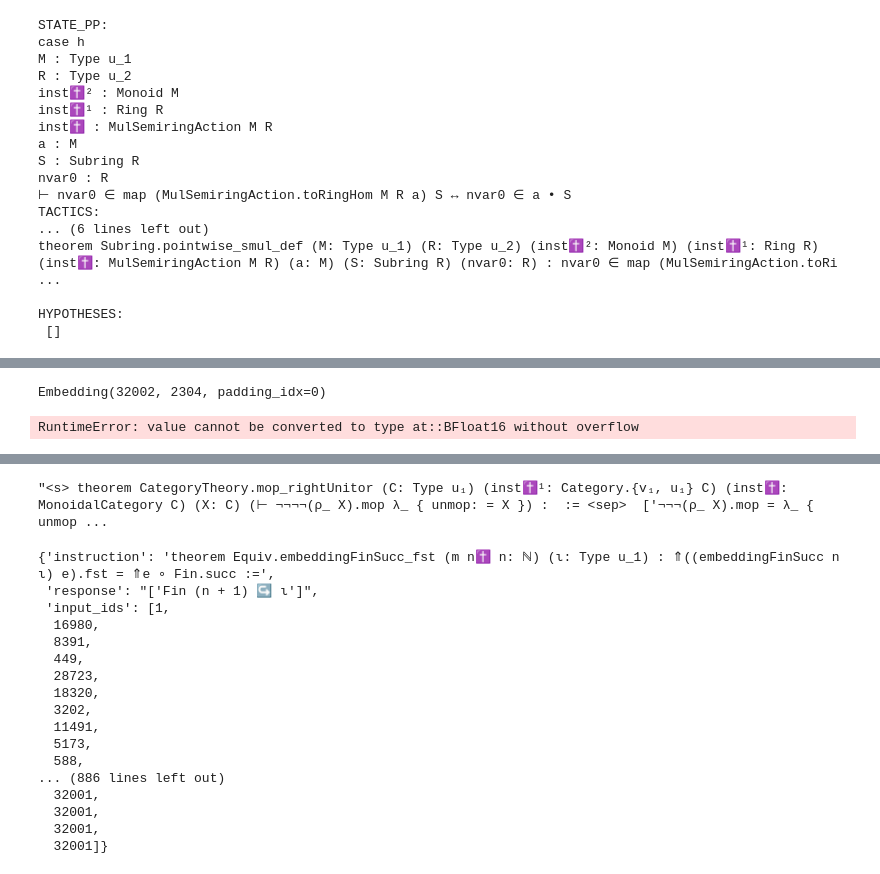
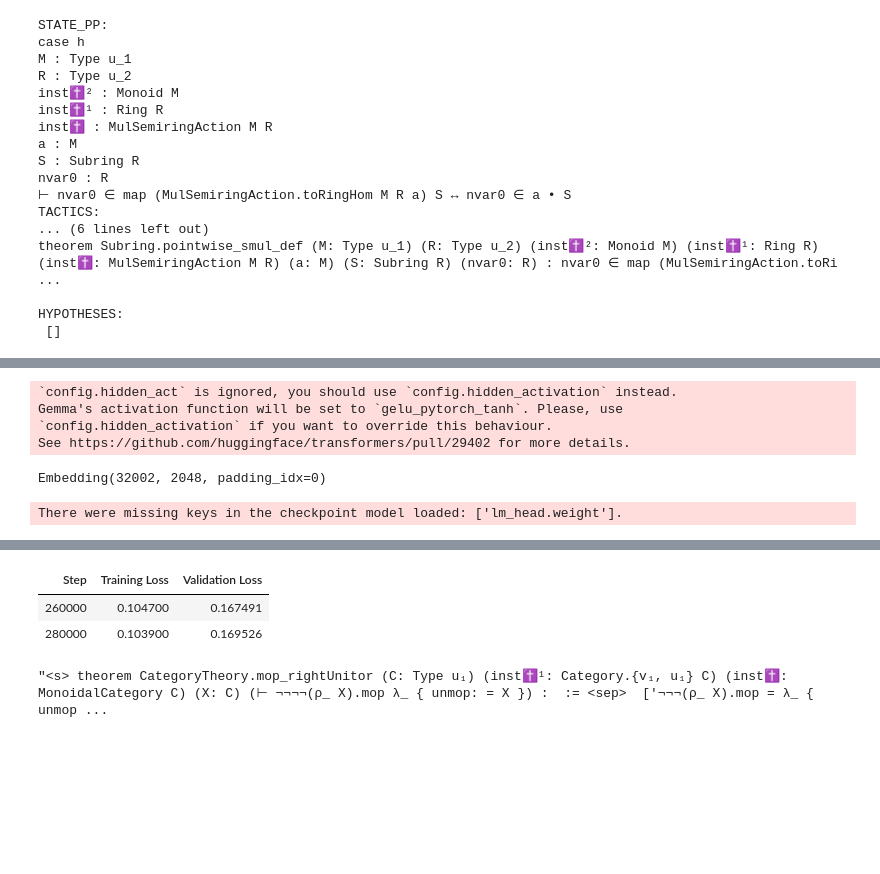
Before and after one commit to xiaoxin-yin/axiomatization, a Jupyter notebook: predict_hypotheses_train_gemma2b.ipynb, the cells around one changed output, grey strips where cells are left out. Drawn from its saved outputs; the diff is of its cells as text; code cells hidden in the pictures; blank space fills up the shorter version.

```diff
--- a/predict_hypotheses_train_gemma2b.ipynb
+++ b/predict_hypotheses_train_gemma2b.ipynb
@@ -290,11 +321,15 @@ from transformers import AutoModelForCausalLM, Trainer, TrainingArguments
 
 #login(token="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")
 
-model_name = "google/gemma-2-2b"
+model_name = "google/gemma-2b"
 model = AutoModelForCausalLM.from_pretrained(model_name)
 model.resize_token_embeddings(len(tokenizer))
 # %% [output]
-Embedding(32002, 2304, padding_idx=0)
+`config.hidden_act` is ignored, you should use `config.hidden_activation` instead.
+Gemma's activation function will be set to `gelu_pytorch_tanh`. Please, use
+`config.hidden_activation` if you want to override this behaviour.
+See https://github.com/huggingface/transformers/pull/29402 for more details.
+Embedding(32002, 2048, padding_idx=0)
 # %%
 from transformers import Trainer, TrainingArguments
 from datasets import load_dataset,load_metric
@@ -305,7 +340,7 @@ data_collator = DataCollatorForLanguageModeling(tokenizer=tokenizer, mlm=False)
 training_args = TrainingArguments(
     output_dir="datasets/predict-hyp-gemma-2b",
     evaluation_strategy="steps", #"epochs"
-    learning_rate=2e-5,  # PAY ATTENTION TO LEARNING RATE!
+    learning_rate=3e-7,  # PAY ATTENTION TO LEARNING RATE!
     weight_decay=0.01,
     per_device_train_batch_size=12,
     per_device_eval_batch_size=2,
@@ -328,8 +363,8 @@ trainer = Trainer(
     data_collator=data_collator,
 )
 
-cp_path = 'datasets/predict-hyp-gemma2-2b/checkpoint-40000'
+cp_path = 'datasets/predict-hyp-gemma-2b/checkpoint-240000'
 
-trainer.train()
+trainer.train(cp_path)
 # %% [output]
-RuntimeError: value cannot be converted to type at::BFloat16 without overflow
+There were missing keys in the checkpoint model loaded: ['lm_head.weight'].
@@ -336,25 +372,8 @@ RuntimeError: value cannot be converted to type at::BFloat16 without overflow
+| Step | Training Loss | Validation Loss |
+| 260000 | 0.104700 | 0.167491 |
+| 280000 | 0.103900 | 0.169526 |
 # %%
 tokenizer.decode(tokenized_test[0]['input_ids'])
 # %% [output]
 "<s> theorem CategoryTheory.mop_rightUnitor (C: Type u₁) (inst✝¹: Category.{v₁, u₁} C) (inst✝: MonoidalCategory C) (X: C) (⊢ ¬¬¬¬(ρ_ X).mop λ_ { unmop: = X }) :  := <sep>  ['¬¬¬(ρ_ X).mop = λ_ { unmop ...
-# %%
-test_case
-# %% [output]
-{'instruction': 'theorem Equiv.embeddingFinSucc_fst (m n✝ n: ℕ) (ι: Type u_1) : ⇑((embeddingFinSucc n ι) e).fst = ⇑e ∘ Fin.succ :=',
- 'response': "['Fin (n + 1) ↪ ι']",
- 'input_ids': [1,
-  16980,
-  8391,
-  449,
-  28723,
-  18320,
-  3202,
-  11491,
-  5173,
-  588,
-... (886 lines left out)
-  32001,
-  32001,
-  32001,
-  32001]}
 # %%
```
Also changed, not shown: parts of 13 cells of this notebook, 4 other files.
